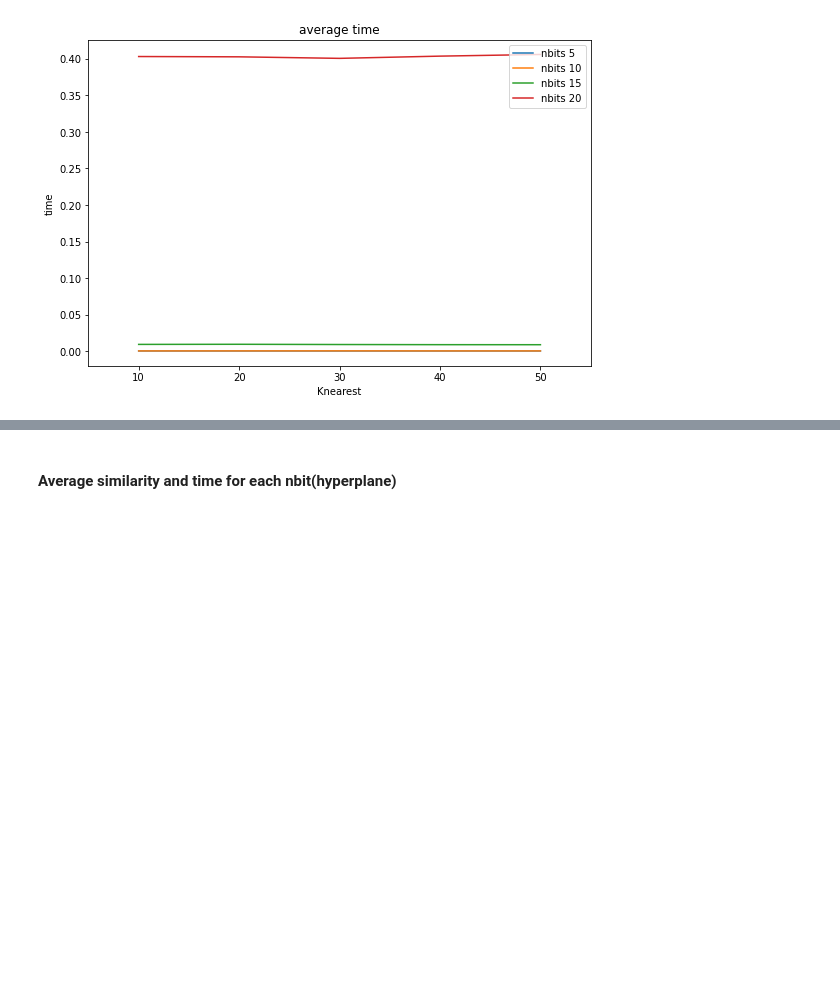
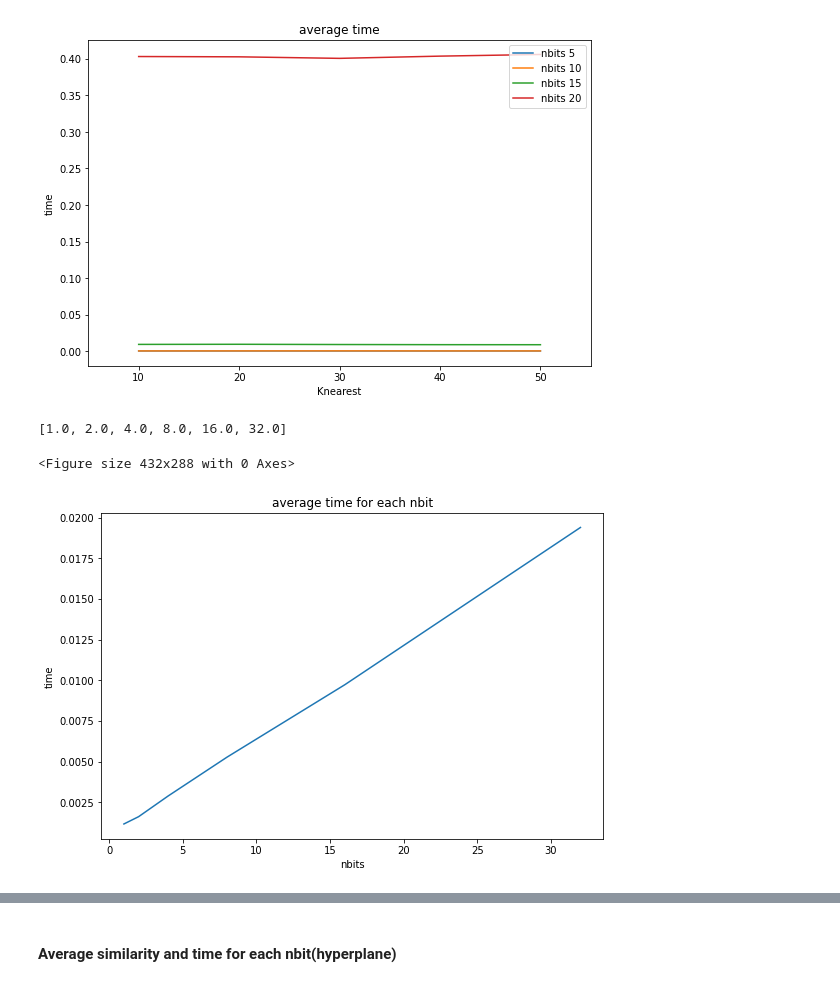
Before and after one commit to kiranbodipati/Similarity_search_review, a Jupyter notebook: results-comparison.ipynb, the cells around one changed output, grey strips where cells are left out. Saved outputs shown, nothing was run; the diff lists cells and outputs as text; code cells hidden in the pictures; blank space fills up the shorter version.

Commit message:
lsh graph changes

```diff
--- a/results-comparison.ipynb
+++ b/results-comparison.ipynb
@@ -9,3 +9,5 @@ lsh_data = pd.read_csv("./lsh-results/final-results.csv")
 cosine_sim_data = pd.read_csv("./knn-results/cosine-results.csv")
 euclidean_sim = pd.read_csv("./knn-results/cosine-results.csv")
 jaccard_sim = pd.read_csv("./knn-results/cosine-results.csv")
+# %%
+lsh_faiss = pd.read_csv("./lsh-results/LSH-faiss.csv")
@@ -128,3 +139,29 @@ plt.show()
 # %% [output]
 <Figure size 432x288 with 0 Axes>
 [figure]
+# %%
+list(lsh_faiss['nbit-factor'].unique())
+# %% [output]
+[1.0, 2.0, 4.0, 8.0, 16.0, 32.0]
+# %%
+average_time = []
+average_accuracy = []
+max_time = []
+max_accuracy = []
+for i in list(lsh_faiss['nbit-factor'].unique()):
+    average_accuracy.append(lsh_faiss[lsh_faiss['nbit-factor']==i]['acc'].mean())
+    average_time.append(lsh_faiss[lsh_faiss['nbit-factor']==i]['search_time'].mean())
+    max_accuracy.append(lsh_faiss[lsh_faiss['nbit-factor']==i]['acc'].max())
+    max_time.append(lsh_faiss[lsh_faiss['nbit-factor']==i]['search_time'].max())
+# %%
+plt.figure(1)
+fig, ax = plt.subplots(figsize=(9, 6))
+x = np.arange(0, 50, 10)
+ax.plot(list(lsh_faiss['nbit-factor'].unique()),average_time)
+plt.title('average time for each nbit')
+plt.ylabel('time')
+plt.xlabel('nbits')
+plt.show()
+# %% [output]
+<Figure size 432x288 with 0 Axes>
+[figure, added]
```
Also changed, not shown: parts of 3 cells of this notebook.
